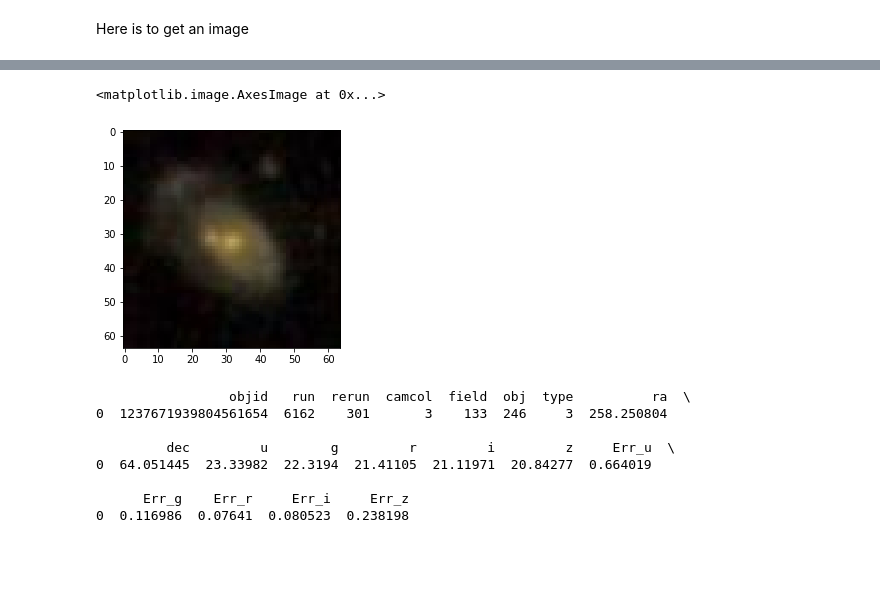
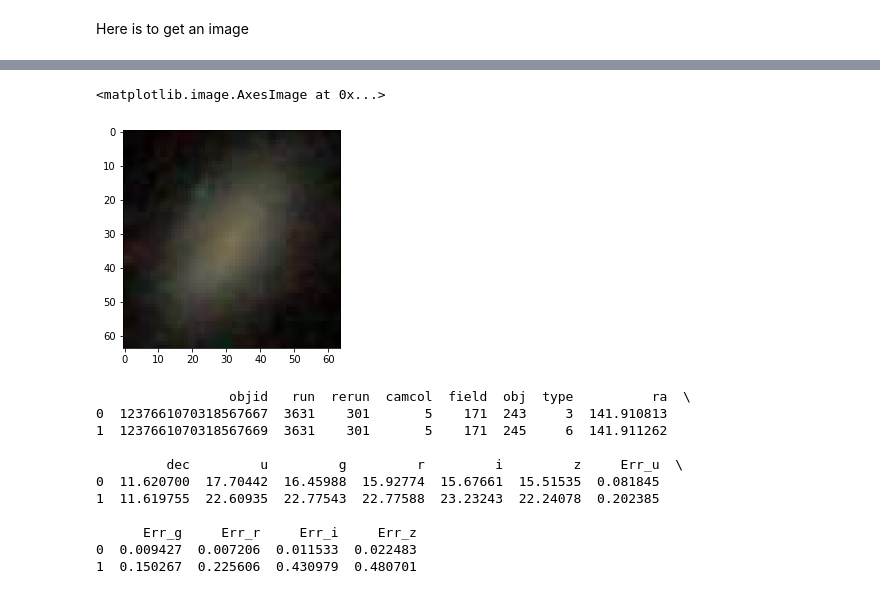
Before and after one commit to sara-negussie/SDSS, a Jupyter notebook: CasJob/Sara/SDSSquery.ipynb, the cells around one changed output, grey strips where cells are left out. Drawn from its saved outputs; the diff is of its cells as text; code cells hidden in the pictures; blank space fills up the shorter version.

```diff
--- a/CasJob/Sara/SDSSquery.ipynb
+++ b/CasJob/Sara/SDSSquery.ipynb
@@ -85,0 +83,7 @@ SkyServer_DataRelease = "DR17"
+# %%
+galaxiesFull = pd.read_csv("galaxies_full.csv", sep = ',')
+raGalaxies = galaxiesFull["RA(deg)"] #right ascention
+decGalaxies = galaxiesFull["DEC(deg)"] #decllination
+#PosErr_Galaxies = galaxiesFull.iloc[:, 4] #position error
+#PosErr_Galaxies
+decGalaxies
@@ -86,25 +103,28 @@ SkyServer_DataRelease = "DR17"
 # %%
 #get an image cutout
-
-img = SkyServer.getJpegImgCutout(ra=179.689293, dec=-0.454379, width=2, height=2, scale=0.4,
+i = 700
+img = SkyServer.getJpegImgCutout(ra=raGalaxies[i], dec=decGalaxies[i], width=2, height=2, scale=0.4,
                                  dataRelease=SkyServer_DataRelease,#opt="OG",
                                  query= "ObjType: S")
 plt.imshow(img)
 # %% [output]
 <matplotlib.image.AxesImage at 0x...>
-[figure, old version]
+[figure, new version]
 # %%
 # do a radial search of objects:
 #arcmins
 
-df = SkyServer.radialSearch(ra=258.25, dec=64.05, radius=0.1, dataRelease=SkyServer_DataRelease)
+df = SkyServer.radialSearch(ra=raGalaxies[i], dec=decGalaxies[i], radius=0.1, dataRelease=SkyServer_DataRelease)
 print(df)
 # %% [output]
                  objid   run  rerun  camcol  field  obj  type          ra  \
-0  1237671939804561654  6162    301       3    133  246     3  258.250804
+0  1237661070318567667  3631    301       5    171  243     3  141.910813
+1  1237661070318567669  3631    301       5    171  245     6  141.911262
 
-         dec         u        g         r         i         z     Err_u  \
-0  64.051445  23.33982  22.3194  21.41105  21.11971  20.84277  0.664019
+         dec         u         g         r         i         z     Err_u  \
+0  11.620700  17.70442  16.45988  15.92774  15.67661  15.51535  0.081845
+1  11.619755  22.60935  22.77543  22.77588  23.23243  22.24078  0.202385
 
-      Err_g    Err_r     Err_i     Err_z
-0  0.116986  0.07641  0.080523  0.238198
+      Err_g     Err_r     Err_i     Err_z
+0  0.009427  0.007206  0.011533  0.022483
+1  0.150267  0.225606  0.430979  0.480701
```
Also changed, not shown: parts of 17 cells of this notebook, 2 other files.
